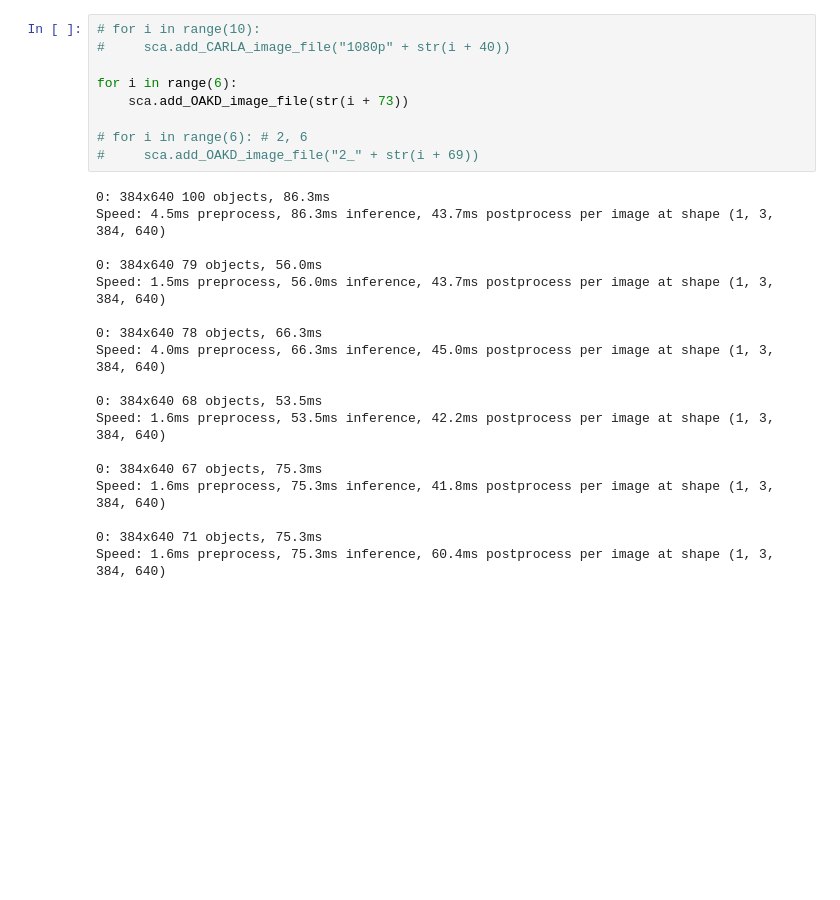
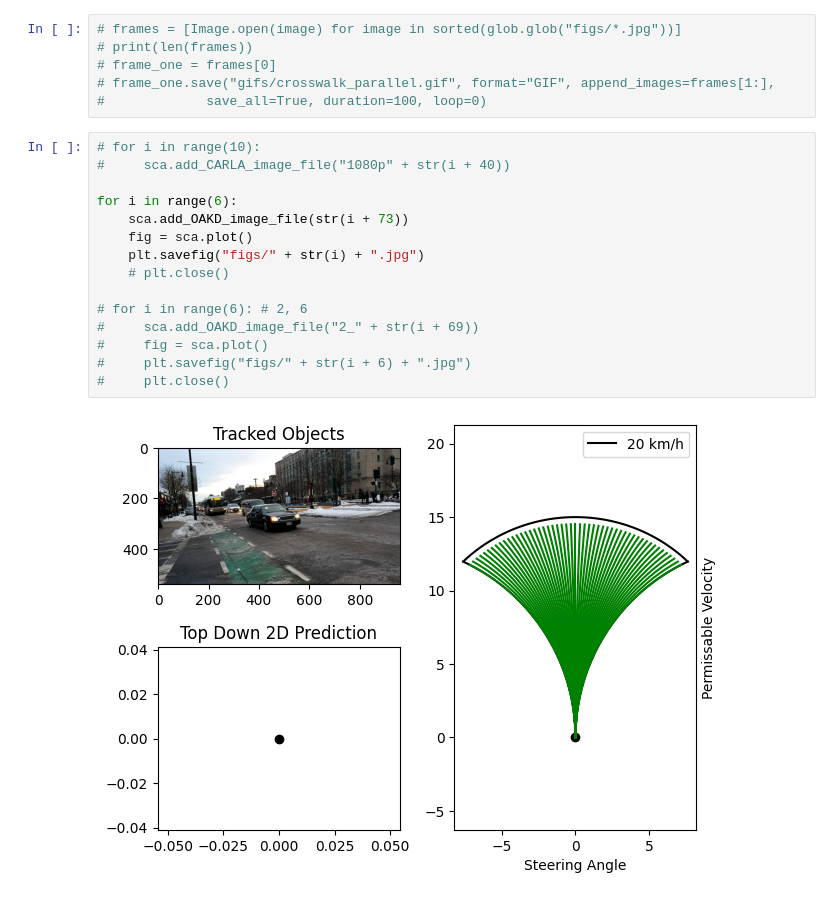
Before and after one commit to LindenAdamson/SegmentingCollisionAvoidance, a Jupyter notebook: scripts/depth_segmentation_rewrite_test.ipynb, the cells around one changed output. Cells and saved outputs as stored; diff of their text form; blank space fills up the shorter version.

```diff
--- a/scripts/depth_segmentation_rewrite_test.ipynb
+++ b/scripts/depth_segmentation_rewrite_test.ipynb
@@ -20,27 +44,23 @@ sca = Segmentation_Collision_Avoidance("config")
+# %%
+# frames = [Image.open(image) for image in sorted(glob.glob("figs/*.jpg"))]
+# print(len(frames))
+# frame_one = frames[0]
+# frame_one.save("gifs/crosswalk_parallel.gif", format="GIF", append_images=frames[1:],
+#             save_all=True, duration=100, loop=0)
 # %%
 # for i in range(10):
 #     sca.add_CARLA_image_file("1080p" + str(i + 40))
 
 for i in range(6):
     sca.add_OAKD_image_file(str(i + 73))
+    fig = sca.plot()
+    plt.savefig("figs/" + str(i) + ".jpg")
+    # plt.close()
 
 # for i in range(6): # 2, 6
 #     sca.add_OAKD_image_file("2_" + str(i + 69))
+#     fig = sca.plot()
+#     plt.savefig("figs/" + str(i + 6) + ".jpg")
+#     plt.close()
 # %% [output]
-0: 384x640 100 objects, 86.3ms
-Speed: 4.5ms preprocess, 86.3ms inference, 43.7ms postprocess per image at shape (1, 3, 384, 640)
-
-0: 384x640 79 objects, 56.0ms
-Speed: 1.5ms preprocess, 56.0ms inference, 43.7ms postprocess per image at shape (1, 3, 384, 640)
-
-0: 384x640 78 objects, 66.3ms
-Speed: 4.0ms preprocess, 66.3ms inference, 45.0ms postprocess per image at shape (1, 3, 384, 640)
-
-0: 384x640 68 objects, 53.5ms
-Speed: 1.6ms preprocess, 53.5ms inference, 42.2ms postprocess per image at shape (1, 3, 384, 640)
-
-0: 384x640 67 objects, 75.3ms
-Speed: 1.6ms preprocess, 75.3ms inference, 41.8ms postprocess per image at shape (1, 3, 384, 640)
-
-0: 384x640 71 objects, 75.3ms
-Speed: 1.6ms preprocess, 75.3ms inference, 60.4ms postprocess per image at shape (1, 3, 384, 640)
+[figure, added]
```
Also changed, not shown: parts of 21 cells of this notebook, 3 other files.
